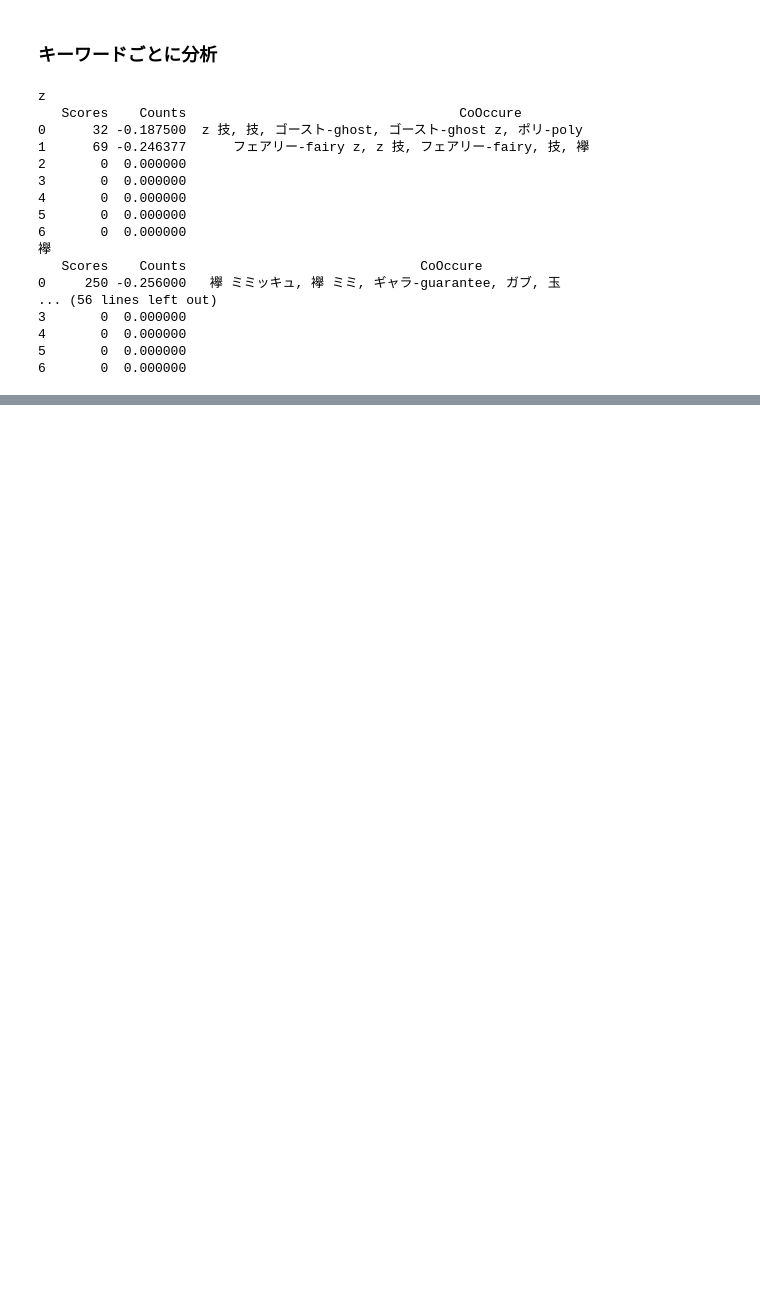
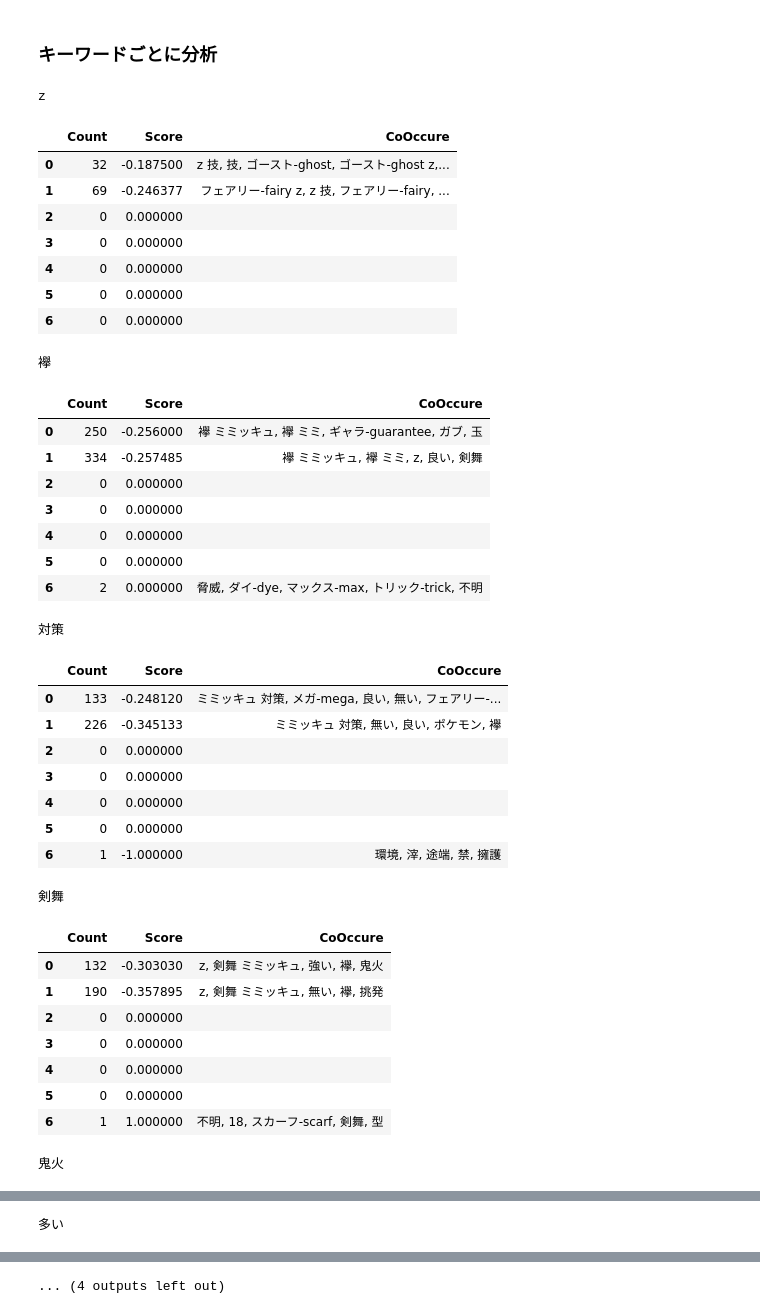
Before and after one commit to konbraphat51/Sentiment-Analysis-mimikkyu, a Jupyter notebook: 13Keyword_Timelapse.ipynb, the cells around one changed output, grey strips where cells are left out. Cells and saved outputs as stored; diff of their text form; code cells hidden in the pictures; blank space fills up the shorter version.

Commit message:
13display

```diff
--- a/13Keyword_Timelapse.ipynb
+++ b/13Keyword_Timelapse.ipynb
@@ -137,49 +139,69 @@ for keyword in keywords:
             score = 0
 
         ##共起
         #TFIDF計算
         if cnt != 0:
             tfidf_spycy = tfidf_model_showing.transform(texts)
             tfidf_df = pd.DataFrame(tfidf_spycy.toarray(), columns=tfidf_model_showing.get_feature_names_out())
             tfidf_mean = tfidf_df.mean(axis=0)
 
             #単語名と結び付け
             tfidf_mean = tfidf_mean.sort_values(ascending=False)
 
             #ストップワードの削除
             for word in local_stopwords:
                 tfidf_mean = tfidf_mean.drop(word)
 
             if len(tfidf_mean) > 1:
                 cooc = ", ".join(tfidf_mean[1:min(6, len(tfidf_mean))].index)
             else:
                 cooc = ""
         else:
             cooc = ""
 
         scores.append(score)
         coocs.append(cooc)
         counts.append(cnt)
 
-    df_keyword = pd.DataFrame(list(zip(counts, scores, coocs)), columns=["Scores", "Counts", "CoOccure"])
+    df_keyword = pd.DataFrame(list(zip(counts, scores, coocs)), columns=["Count", "Score", "CoOccure"])
 
-    print(keyword)
-    print(df_keyword)
+    print("\n"+keyword)
+    display(df_keyword.style.bar(subset=["Score"], align='zero', color=['#d65f5f', '#5fba7d'], vmax=1, vmin=-1))
 # %% [output]
 z
-   Scores    Counts                                   CoOccure
-0      32 -0.187500  z 技, 技, ゴースト-ghost, ゴースト-ghost z, ポリ-poly
-1      69 -0.246377      フェアリー-fairy z, z 技, フェアリー-fairy, 技, 襷
-2       0  0.000000
-3       0  0.000000
-4       0  0.000000
-5       0  0.000000
-6       0  0.000000
-襷
-   Scores    Counts                              CoOccure
-0     250 -0.256000   襷 ミミッキュ, 襷 ミミ, ギャラ-guarantee, ガブ, 玉
-... (56 lines left out)
-3       0  0.000000
-4       0  0.000000
-5       0  0.000000
-6       0  0.000000
+|  | Count | Score | CoOccure |
+| 0 | 32 | -0.187500 | z 技, 技, ゴースト-ghost, ゴースト-ghost z,... |
+| 1 | 69 | -0.246377 | フェアリー-fairy z, z 技, フェアリー-fairy, ... |
+| 2 | 0 | 0.000000 |  |
+| 3 | 0 | 0.000000 |  |
+| 4 | 0 | 0.000000 |  |
+| 5 | 0 | 0.000000 |  |
+| 6 | 0 | 0.000000 |  |
+襷
+|  | Count | Score | CoOccure |
+| 0 | 250 | -0.256000 | 襷 ミミッキュ, 襷 ミミ, ギャラ-guarantee, ガブ, 玉 |
+| 1 | 334 | -0.257485 | 襷 ミミッキュ, 襷 ミミ, z, 良い, 剣舞 |
+| 2 | 0 | 0.000000 |  |
+| 3 | 0 | 0.000000 |  |
+| 4 | 0 | 0.000000 |  |
+| 5 | 0 | 0.000000 |  |
+| 6 | 2 | 0.000000 | 脅威, ダイ-dye, マックス-max, トリック-trick, 不明 |
+対策
+|  | Count | Score | CoOccure |
+| 0 | 133 | -0.248120 | ミミッキュ 対策, メガ-mega, 良い, 無い, フェアリー-... |
+| 1 | 226 | -0.345133 | ミミッキュ 対策, 無い, 良い, ポケモン, 襷 |
+| 2 | 0 | 0.000000 |  |
+| 3 | 0 | 0.000000 |  |
+| 4 | 0 | 0.000000 |  |
+| 5 | 0 | 0.000000 |  |
+| 6 | 1 | -1.000000 | 環境, 滓, 途端, 禁, 擁護 |
+剣舞
+|  | Count | Score | CoOccure |
+| 0 | 132 | -0.303030 | z, 剣舞 ミミッキュ, 強い, 襷, 鬼火 |
+| 1 | 190 | -0.357895 | z, 剣舞 ミミッキュ, 無い, 襷, 挑発 |
+| 2 | 0 | 0.000000 |  |
+| 3 | 0 | 0.000000 |  |
+| 4 | 0 | 0.000000 |  |
+| 5 | 0 | 0.000000 |  |
+| 6 | 1 | 1.000000 | 不明, 18, スカーフ-scarf, 剣舞, 型 |
+鬼火
@@ -185,0 +216 @@ z
+多い
@@ -185,0 +225 @@ z
+... (4 outputs left out)
```
Also changed, not shown: parts of 2 cells of this notebook.
